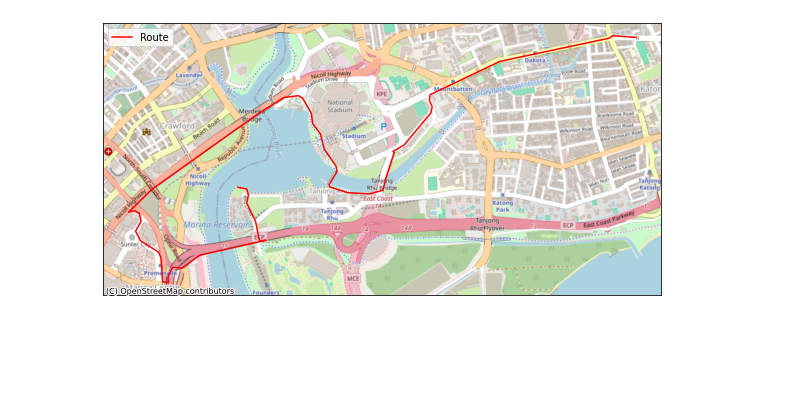
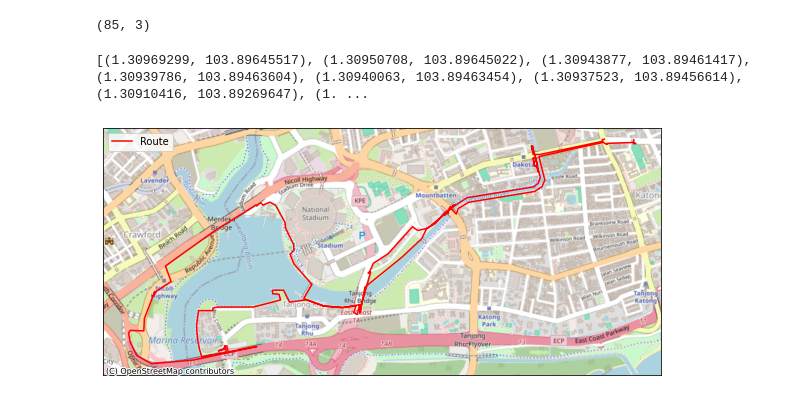
Before and after one commit to evgeniyarbatov/osmr-running, a Jupyter notebook: notebooks/OSRM vs GPX route.ipynb, the cells around one changed output. Saved outputs shown, nothing was run; the diff lists cells and outputs as text; code cells hidden in the pictures; blank space fills up the shorter version.

Commit message:
Sampling on turns is great

```diff
--- a/notebooks/OSRM vs GPX route.ipynb
+++ b/notebooks/OSRM vs GPX route.ipynb
@@ -21,6 +22,26 @@ def get_gpx_df(gpx_file):
                 })
 
     df = pd.DataFrame(data)
+
+    df['prev_latitude'] = df['latitude'].shift(1)
+    df['prev_longitude'] = df['longitude'].shift(1)
+
+    g = pyproj.Geod(ellps='WGS84')
+
+    df['fwd_azimuth'] = df.apply(
+        lambda x: g.inv(x['prev_longitude'], x['prev_latitude'], x['longitude'], x['latitude'])[0] if not pd.isna(x['prev_latitude']) and not pd.isna(x['prev_longitude']) else 0,
+        axis=1,
+    )
+    df['fwd_azimuth'] = df['fwd_azimuth'].apply(lambda x: x + 360 if x < 0 else x)
+
+    df['fwd_azimuth_delta'] = df['fwd_azimuth'].diff()
+
+    df = df.drop(columns=[
+        'prev_latitude',
+        'prev_longitude',
+        'fwd_azimuth'
+    ])
+
     return df
 # %%
 def get_route(points):
@@ -56,0 +91,3 @@ plot_gpx(df)
+# %%
+turns_df = df[abs(df['fwd_azimuth_delta']) >= 45]
+plot_gpx(turns_df)
@@ -57,17 +96,18 @@ plot_gpx(df)
+# %%
+turns_df.shape
+# %% [output]
+(85, 3)
+# %%
+points = list(turns_df[['latitude', 'longitude']].to_records(index=False))
+print(points)
+# %% [output]
+[(1.30969299, 103.89645517), (1.30950708, 103.89645022), (1.30943877, 103.89461417), (1.30939786, 103.89463604), (1.30940063, 103.89463454), (1.30937523, 103.89456614), (1.30910416, 103.89269647), (1. ...
 # %%
-points = [
-    (1.3096866602612316, 103.89625728638073),
-    (1.299111881286301, 103.87764857291309),
-    (1.3040597321741347, 103.8683347030928),
-    (1.2983469558278828, 103.86037579488651),
-    (1.2985271374368674, 103.86673290442958),
-]
-
 route_points = ';'.join(map(get_nearest, points))
 
 route = get_route(route_points)
 osrm_df = pd.DataFrame(route, columns=['latitude', 'longitude'])
 
 plot_gpx(osrm_df)
 # %% [output]
-[figure, old version]
+[figure, new version]
```
Also changed, not shown: parts of 5 cells of this notebook.
